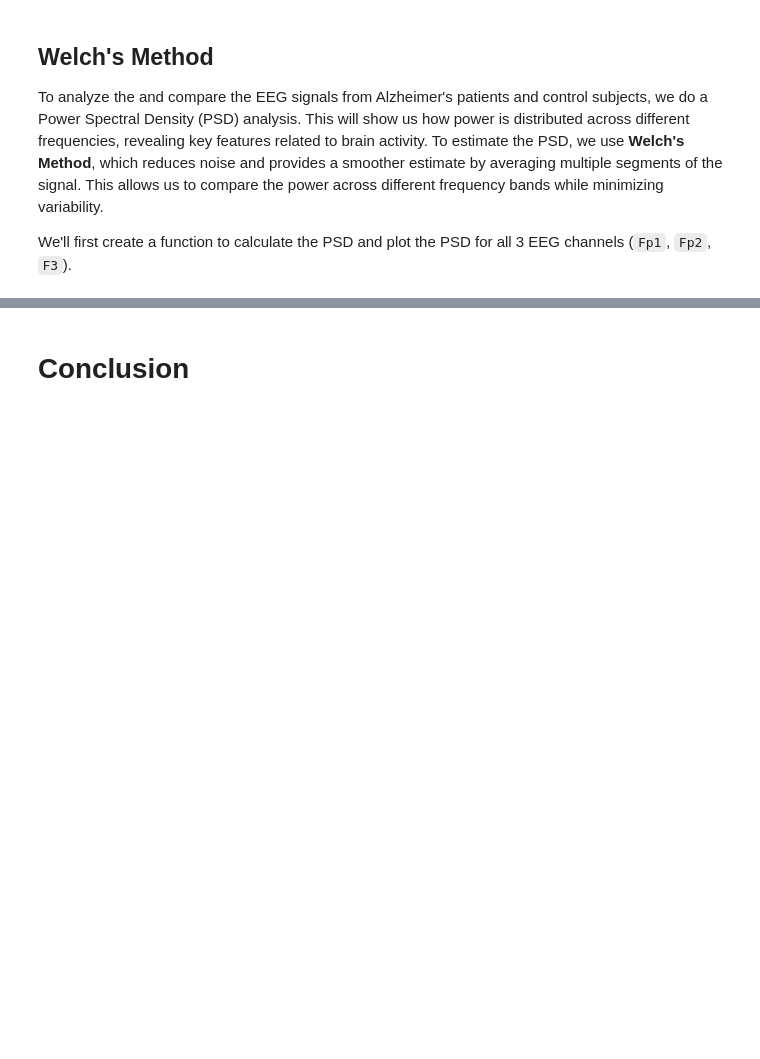
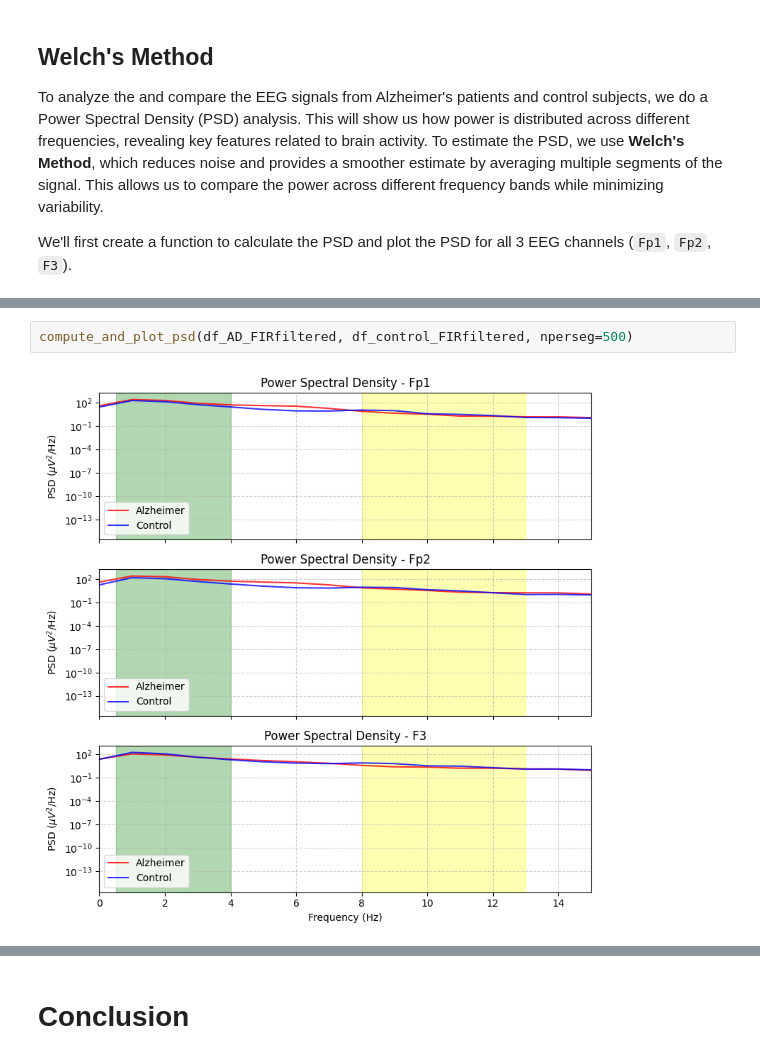
Before and after one commit to Aaron3963/COGS118C_Project, a Jupyter notebook: project.ipynb, the cells around one changed output, grey strips where cells are left out. Drawn from its saved outputs; the diff is of its cells as text; blank space fills up the shorter version.

```diff
--- a/project.ipynb
+++ b/project.ipynb
@@ -296,0 +298,4 @@ plt.show()
+# %%
+compute_and_plot_psd(df_AD_FIRfiltered, df_control_FIRfiltered, nperseg=500)
+# %% [output]
+[figure, added]
```
Also changed, not shown: parts of 11 cells of this notebook.
